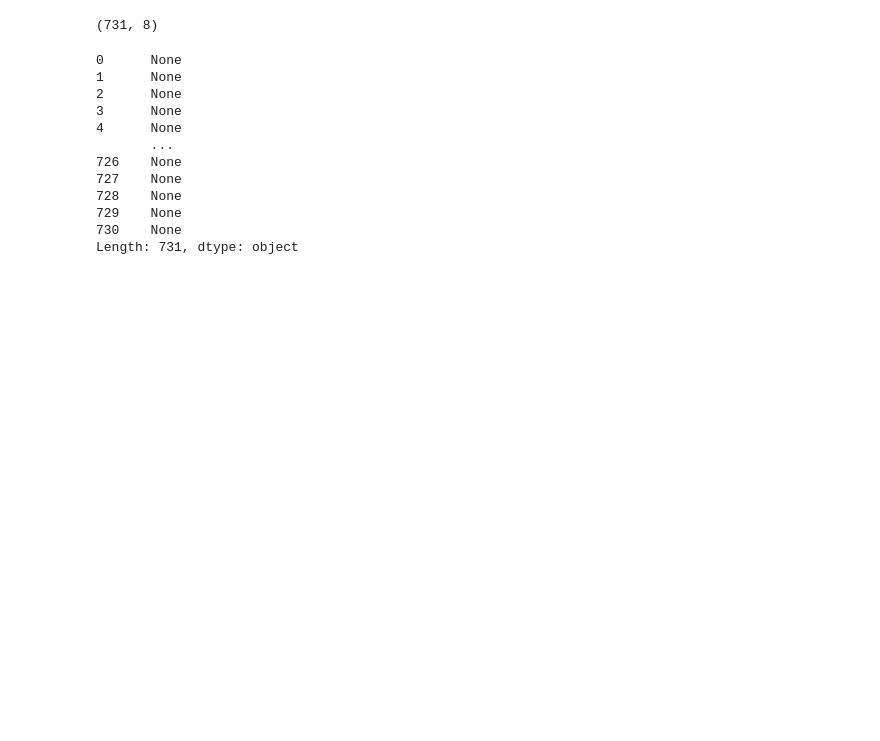
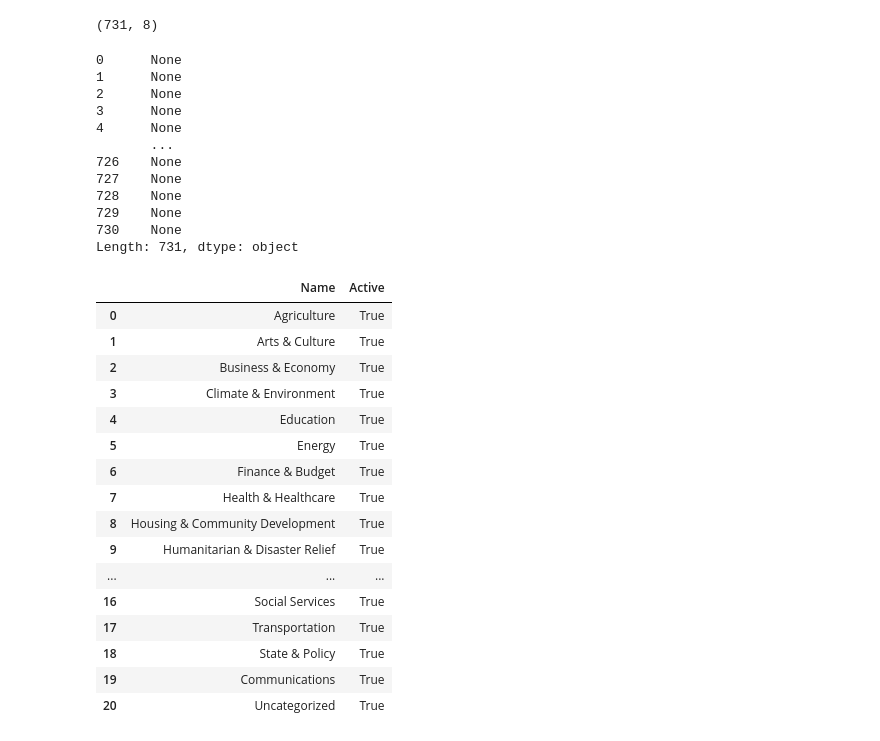
Before and after one commit to kaushik12/DataRescue_jkan, a Jupyter notebook: python/dataset_creator.ipynb, the cells around one changed output. Drawn from its saved outputs; the diff is of its cells as text; code cells hidden in the pictures; blank space fills up the shorter version.

```diff
--- a/python/dataset_creator.ipynb
+++ b/python/dataset_creator.ipynb
@@ -196,0 +233,20 @@ create_markdowns()
+# %%
+categories
+# %% [output]
+|  | Name | Active |
+| 0 | Agriculture | True |
+| 1 | Arts & Culture | True |
+| 2 | Business & Economy | True |
+| 3 | Climate & Environment | True |
+| 4 | Education | True |
+| 5 | Energy | True |
+| 6 | Finance & Budget | True |
+| 7 | Health & Healthcare | True |
+| 8 | Housing & Community Development | True |
+| 9 | Humanitarian & Disaster Relief | True |
+| ... | ... | ... |
+| 16 | Social Services | True |
+| 17 | Transportation | True |
+| 18 | State & Policy | True |
+| 19 | Communications | True |
+| 20 | Uncategorized | True |
```
Also changed, not shown: parts of 9 cells of this notebook, 25 other files.
